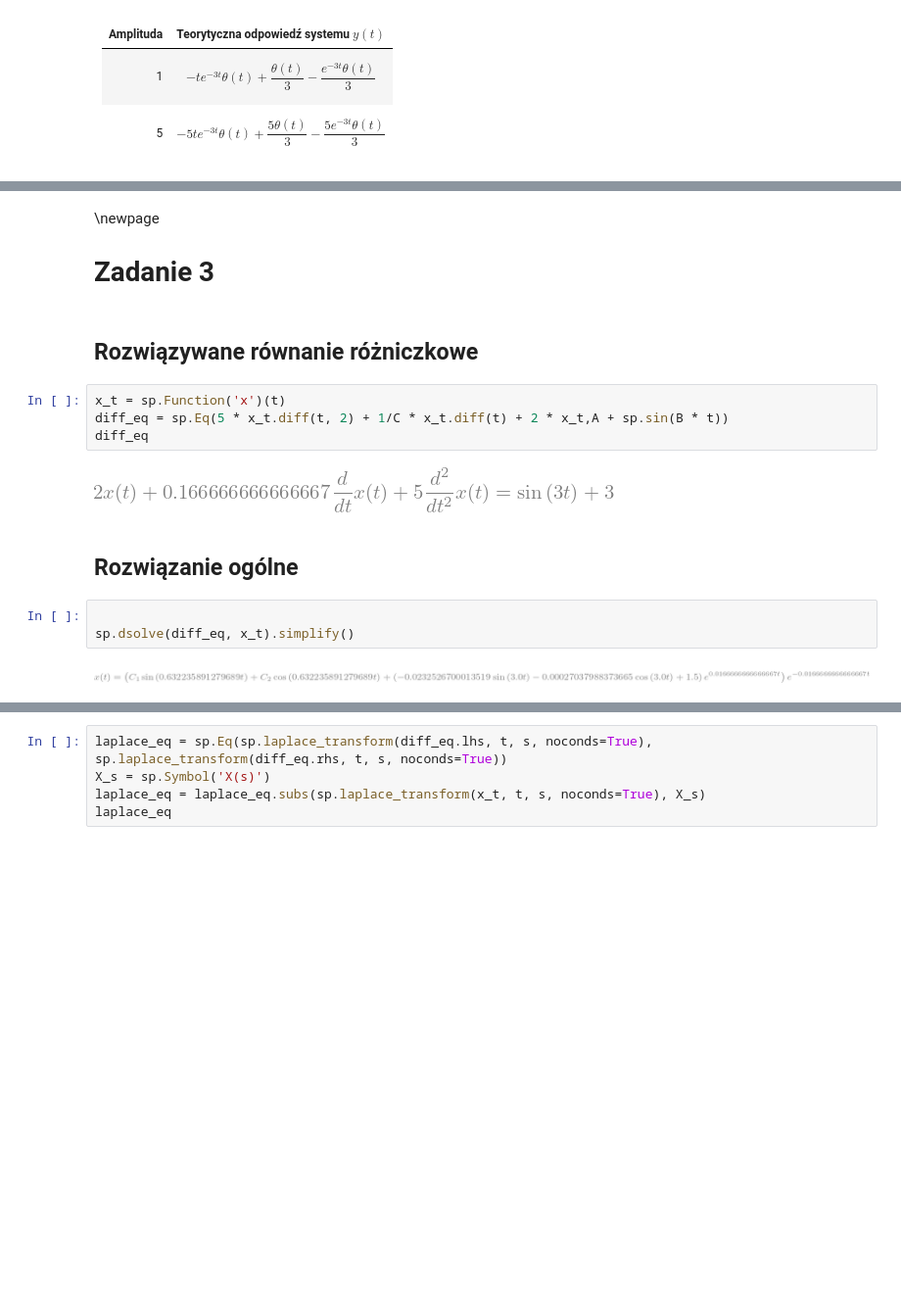
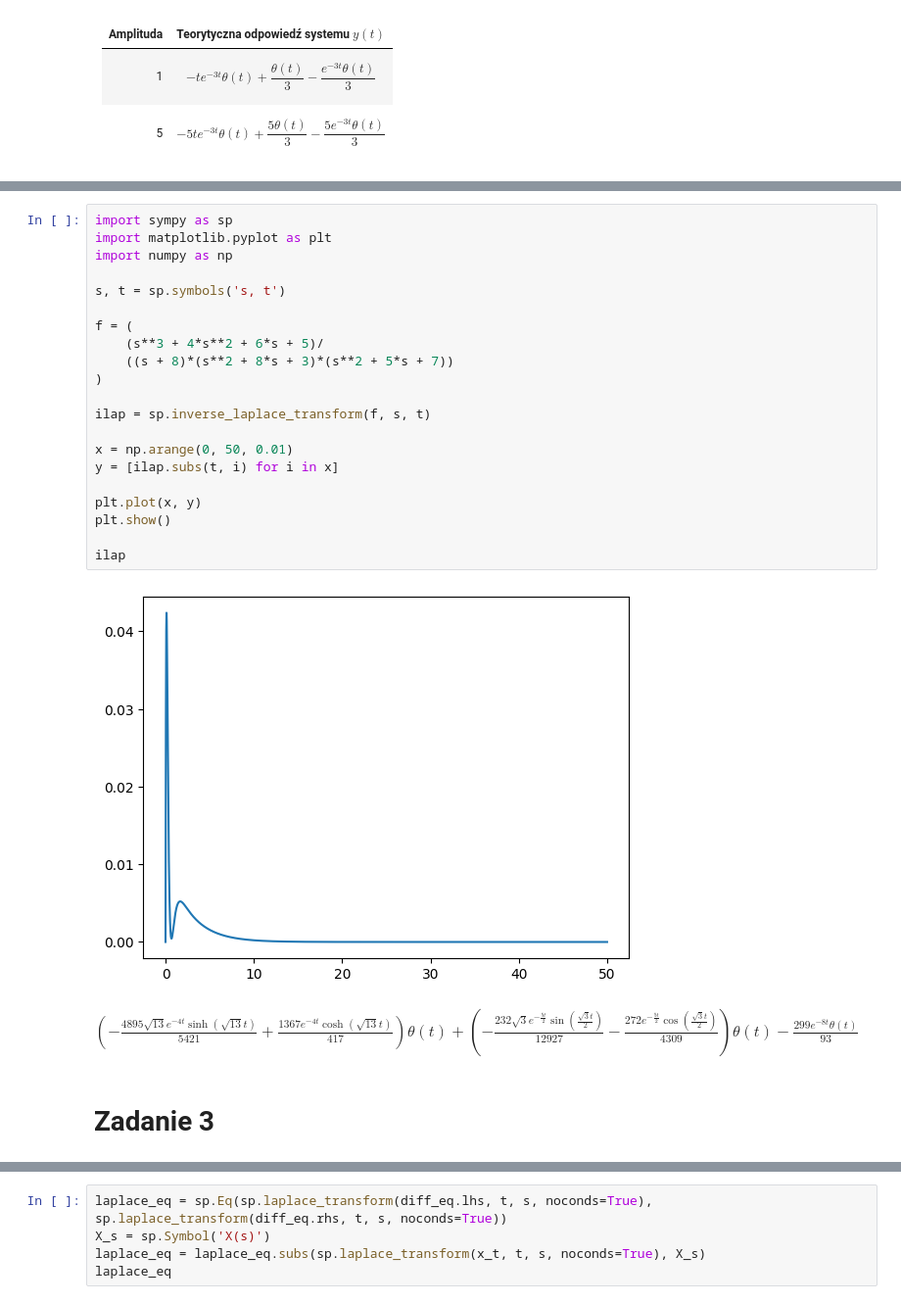
Before and after one commit to iwonieevo/TR-Projekt, a Jupyter notebook: main.ipynb, the cells around one changed output, grey strips where cells are left out. Shown: that part at 98% size. Saved outputs shown, nothing was run; the diff lists cells and outputs as text; blank space fills up the shorter version.

```diff
--- a/main.ipynb
+++ b/main.ipynb
@@ -97,19 +98,26 @@ display(Markdown(table.to_markdown(index=False)))
+# %%
+import sympy as sp
+import matplotlib.pyplot as plt
+import numpy as np
+
+s, t = sp.symbols('s, t')
+
+f = (
+    (s**3 + 4*s**2 + 6*s + 5)/
+    ((s + 8)*(s**2 + 8*s + 3)*(s**2 + 5*s + 7))
+)
+
+ilap = sp.inverse_laplace_transform(f, s, t)
+
+x = np.arange(0, 50, 0.01)
+y = [ilap.subs(t, i) for i in x]
+
+plt.plot(x, y)
+plt.show()
+
+ilap
+# %% [output]
+[figure, added]
+$\displaystyle \left(- \frac{4895 \sqrt{13} e^{- 4 t} \sinh{\left(\sqrt{13} t \right)}}{5421} + \frac{1367 e^{- 4 t} \cosh{\left(\sqrt{13} t \right)}}{417}\right) \theta\left(t\right) + \left(- \frac{232 \sqrt{3} e^{- \frac{5 t}{2}} \sin{\left(\frac{\sqrt{3} t}{2} \right)}}{12927} - \frac{272 e^{- \frac{5 t}{2}} \cos{\left(\frac{\sqrt{3} t}{2} \right)}}{4309}\right) \theta\left(t\right) - \frac{299 e^{- 8 t} \theta\left(t\right)}{93}$
 # %% [markdown]
-\newpage
-
 # Zadanie 3
-# %% [markdown]
-## Rozwiązywane równanie różniczkowe
-# %%
-x_t = sp.Function('x')(t)
-diff_eq = sp.Eq(5 * x_t.diff(t, 2) + 1/C * x_t.diff(t) + 2 * x_t,A + sp.sin(B * t))
-diff_eq
-# %% [output]
-[figure, removed]
-# %% [markdown]
-## Rozwiązanie ogólne
-# %%
-
-sp.dsolve(diff_eq, x_t).simplify()
-# %% [output]
-[figure, removed]
```
Also changed, not shown: parts of 24 cells of this notebook.
